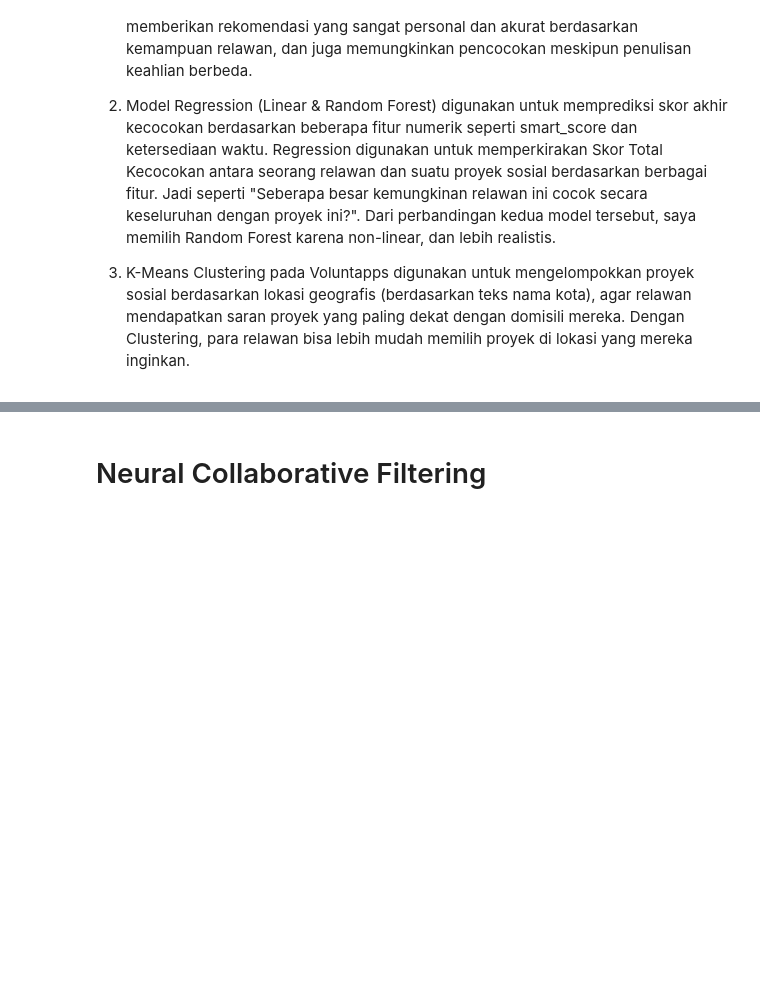
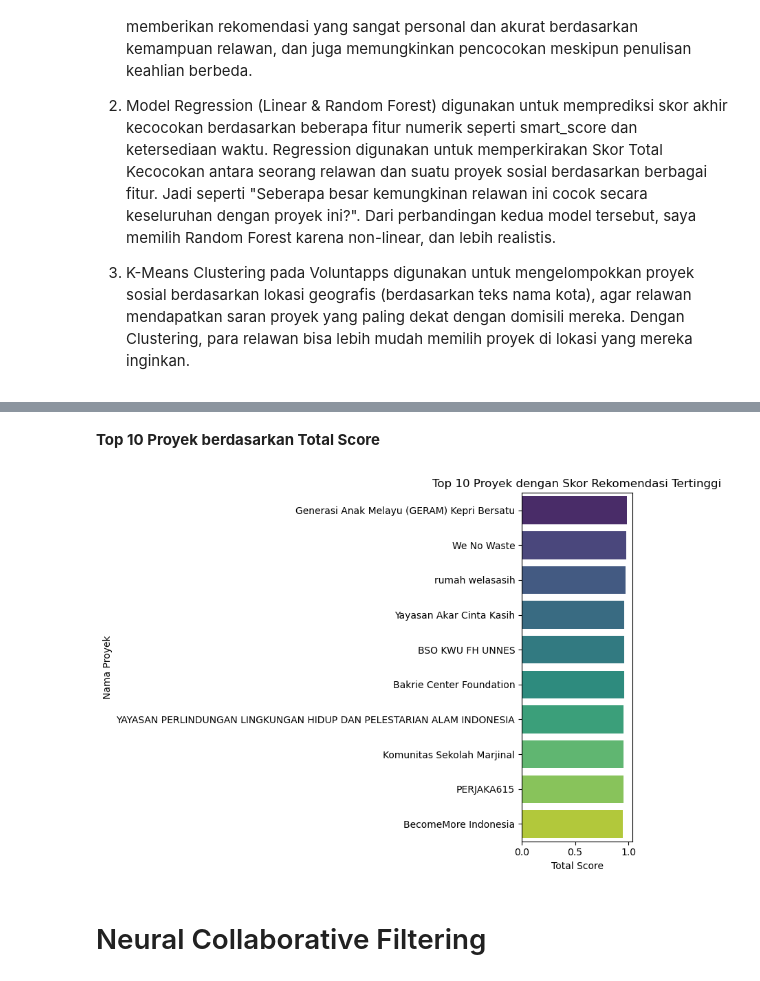
Before and after one commit to paulinadevina11/Voluntapps, a Jupyter notebook: QueensCode_Voluntapps.ipynb, the cells around one changed output, grey strips where cells are left out. Saved outputs shown, nothing was run; the diff lists cells and outputs as text; code cells hidden in the pictures; blank space fills up the shorter version.

```diff
--- a/QueensCode_Voluntapps.ipynb
+++ b/QueensCode_Voluntapps.ipynb
@@ -269,3 +352,16 @@ Berdasarkan 3 Fitur diatas, kita mengetahui bahwa:
+# %% [markdown]
+**Top 10 Proyek berdasarkan Total Score**
+# %%
+top10 = df.sort_values("total_score", ascending=False).head(10)
+plt.figure(figsize=(8,6))
+sns.barplot(data=top10, y="nama", x="total_score", palette="viridis")
+plt.title("Top 10 Proyek dengan Skor Rekomendasi Tertinggi")
+plt.xlabel("Total Score")
+plt.ylabel("Nama Proyek")
+plt.tight_layout()
+plt.show()
+# %% [output]
+[figure, added]
 # %% [markdown]
 # Neural Collaborative Filtering
 # %%
```
Also changed, not shown: parts of 12 cells of this notebook.
